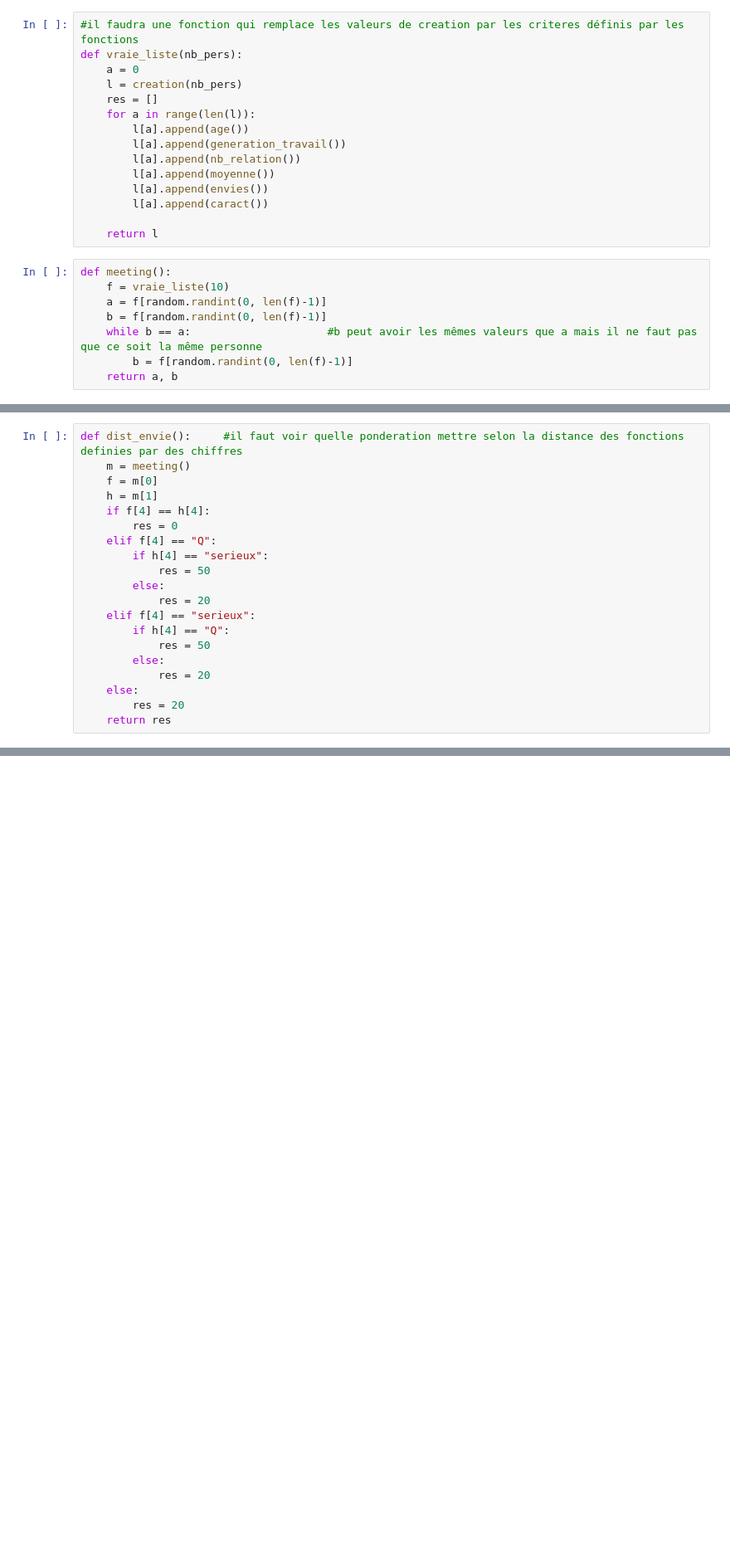
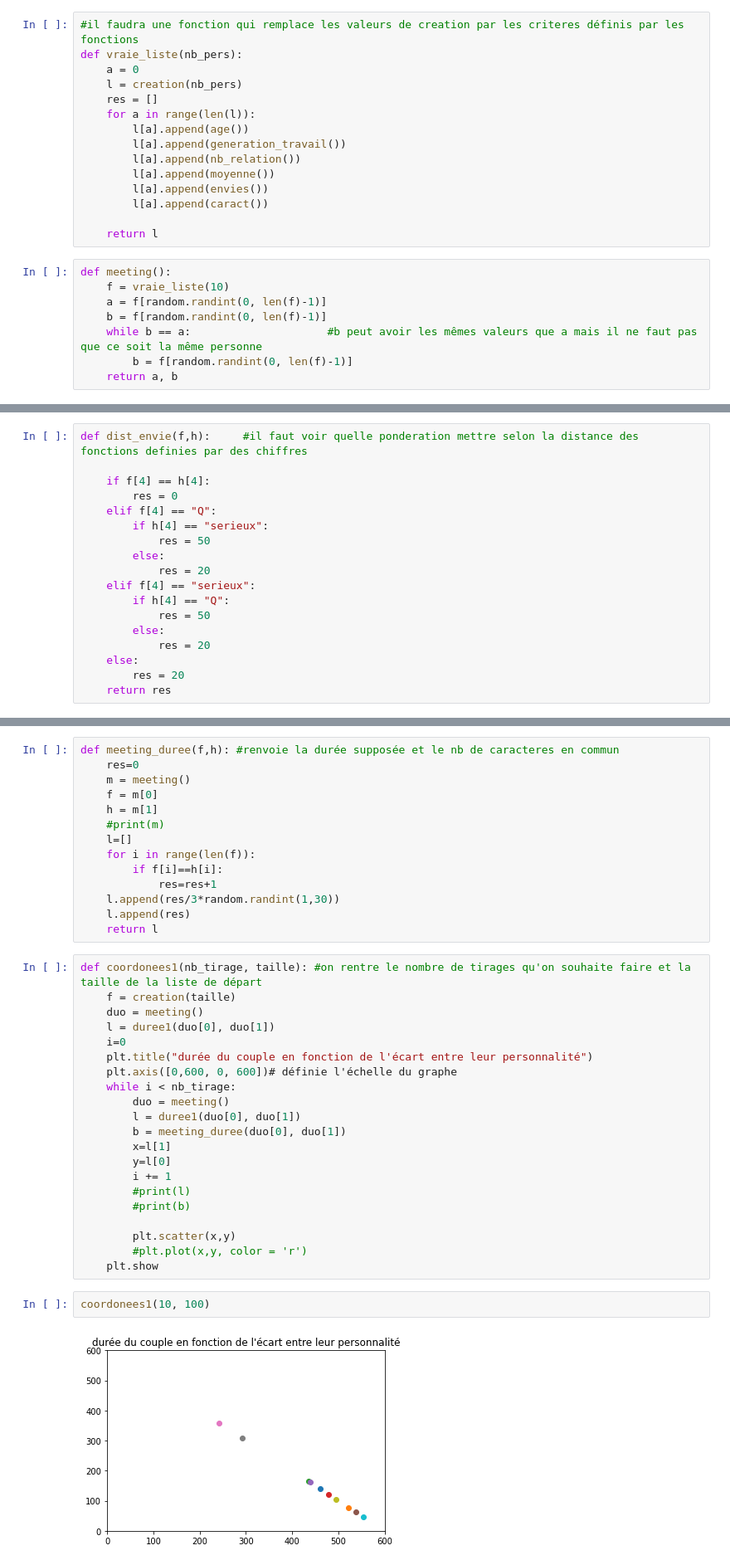
Before and after one commit to ARE-DYNAMIC-2021-2022-G1/homogamyNetwork.github.io, a Jupyter notebook: fct_distance.ipynb, the cells around one changed output, grey strips where cells are left out. Shown at 83% size. Drawn from its saved outputs; the diff is of its cells as text; blank space fills up the shorter version.

```diff
--- a/fct_distance.ipynb
+++ b/fct_distance.ipynb
@@ -153,8 +145,6 @@ dist_moyenne()
 # %%
-def dist_envie():     #il faut voir quelle ponderation mettre selon la distance des fonctions definies par des chiffres
-    m = meeting()
-    f = m[0]
-    h = m[1]
+def dist_envie(f,h):     #il faut voir quelle ponderation mettre selon la distance des fonctions definies par des chiffres
+
     if f[4] == h[4]:
         res = 0
     elif f[4] == "Q":
@@ -176,0 +217,39 @@ dist_envie()
+# %%
+def meeting_duree(f,h): #renvoie la durée supposée et le nb de caracteres en commun
+    res=0
+    m = meeting()
+    f = m[0]
+    h = m[1]
+    #print(m)
+    l=[]
+    for i in range(len(f)):
+        if f[i]==h[i]:
+            res=res+1
+    l.append(res/3*random.randint(1,30))
+    l.append(res)
+    return l
+# %%
+def coordonees1(nb_tirage, taille): #on rentre le nombre de tirages qu'on souhaite faire et la taille de la liste de départ
+    f = creation(taille)
+    duo = meeting()
+    l = duree1(duo[0], duo[1])
+    i=0
+    plt.title("durée du couple en fonction de l'écart entre leur personnalité")
+    plt.axis([0,600, 0, 600])# définie l'échelle du graphe
+    while i < nb_tirage:
+        duo = meeting()
+        l = duree1(duo[0], duo[1])
+        b = meeting_duree(duo[0], duo[1])
+        x=l[1]
+        y=l[0]
+        i += 1
+        #print(l)
+        #print(b)
+
+        plt.scatter(x,y)
+        #plt.plot(x,y, color = 'r')
+    plt.show
+# %%
+coordonees1(10, 100)
+# %% [output]
+[figure, added]
```
Also changed, not shown: parts of 17 cells of this notebook.
